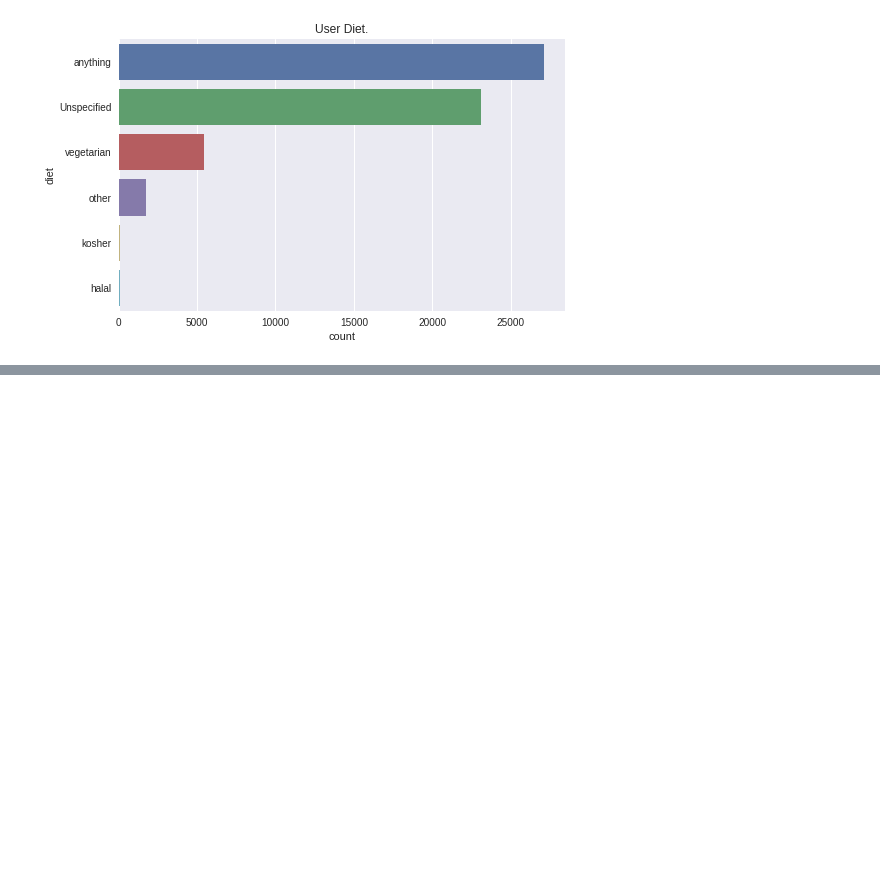
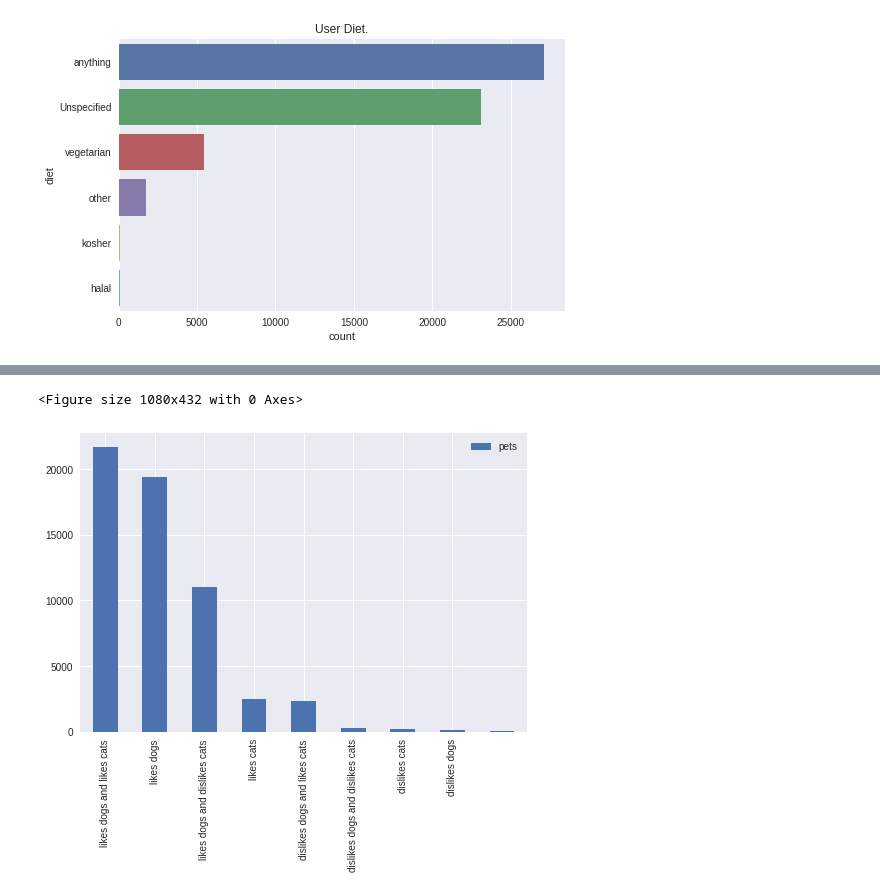
Before and after one commit to BensonMuriu/Dating-App-Recommender, a Jupyter notebook: P5_Notebook.ipynb, the cells around one changed output, grey strips where cells are left out. Saved outputs shown, nothing was run; the diff lists cells and outputs as text; code cells hidden in the pictures; blank space fills up the shorter version.

```diff
--- a/P5_Notebook.ipynb
+++ b/P5_Notebook.ipynb
@@ -930,0 +944,8 @@ plt.show()
+# %%
+plt.figure(figsize=(15,6))
+dating_df.pets.value_counts().to_frame().plot(kind='bar')
+plt.xticks(range(0,8), pd.Series(le.inverse_transform(dating_df.pets)).value_counts().index)
+plt.show()
+# %% [output]
+<Figure size 1080x432 with 0 Axes>
+[figure, added]
```
Also changed, not shown: parts of 10 cells of this notebook.
